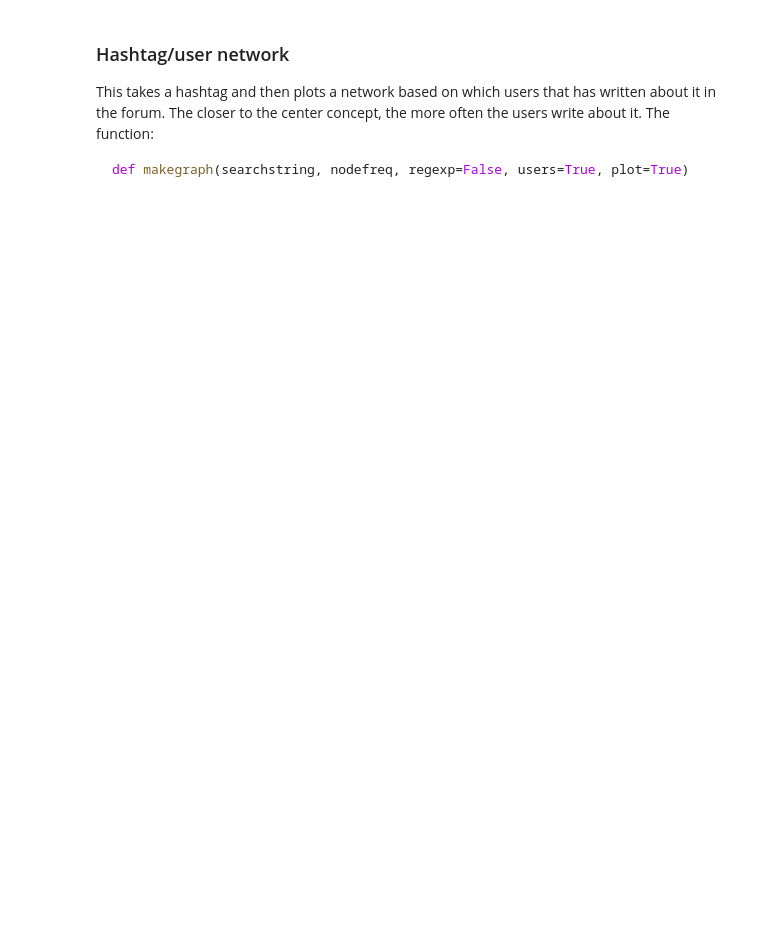
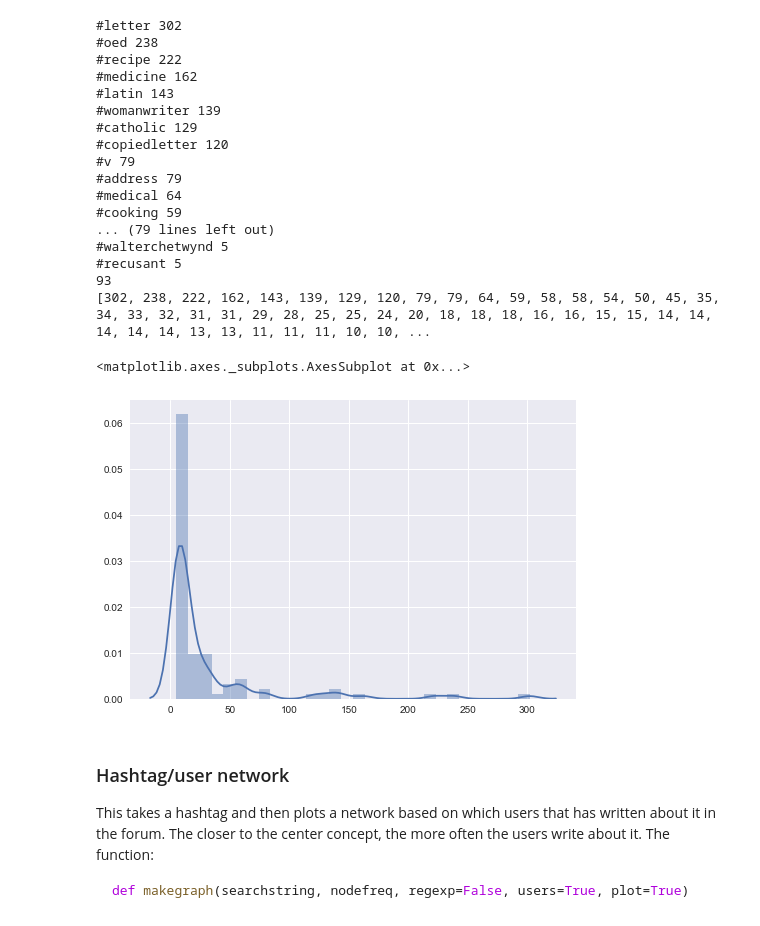
Before and after one commit to christopherkullenberg/talk-analyzer, a Jupyter notebook: shakespeareHashtagAnalyzer.ipynb, the cells around one changed output. Drawn from its saved outputs; the diff is of its cells as text; code cells hidden in the pictures; blank space fills up the shorter version.

```diff
--- a/shakespeareHashtagAnalyzer.ipynb
+++ b/shakespeareHashtagAnalyzer.ipynb
@@ -52,3 +82,35 @@ c.most_common(10)
+# %%
+valuelist = []
+for v in c.most_common(1000):
+    if v[1] >= 5:
+        valuelist.append(v[1])
+        print(v[0], v[1])
+    else:
+        continue
+        #print(v[0])
+print(len(valuelist))
+print(valuelist)
+sns.distplot(valuelist)
+# %% [output]
+#letter 302
+#oed 238
+#recipe 222
+#medicine 162
+#latin 143
+#womanwriter 139
+#catholic 129
+#copiedletter 120
+#v 79
+#address 79
+#medical 64
+#cooking 59
+... (79 lines left out)
+#walterchetwynd 5
+#recusant 5
+93
+[302, 238, 222, 162, 143, 139, 129, 120, 79, 79, 64, 59, 58, 58, 54, 50, 45, 35, 34, 33, 32, 31, 31, 29, 28, 25, 25, 24, 20, 18, 18, 18, 16, 16, 15, 15, 14, 14, 14, 14, 14, 13, 13, 11, 11, 11, 10, 10, ...
+<matplotlib.axes._subplots.AxesSubplot at 0x...>
+[figure, added]
 # %% [markdown]
 ### Hashtag/user network
 This takes a hashtag and then plots a network based on which users that has written about it in the forum. The closer to the center concept, the more often the users write about it. The function:
```
Also changed, not shown: parts of 12 cells of this notebook, 1 other file.
